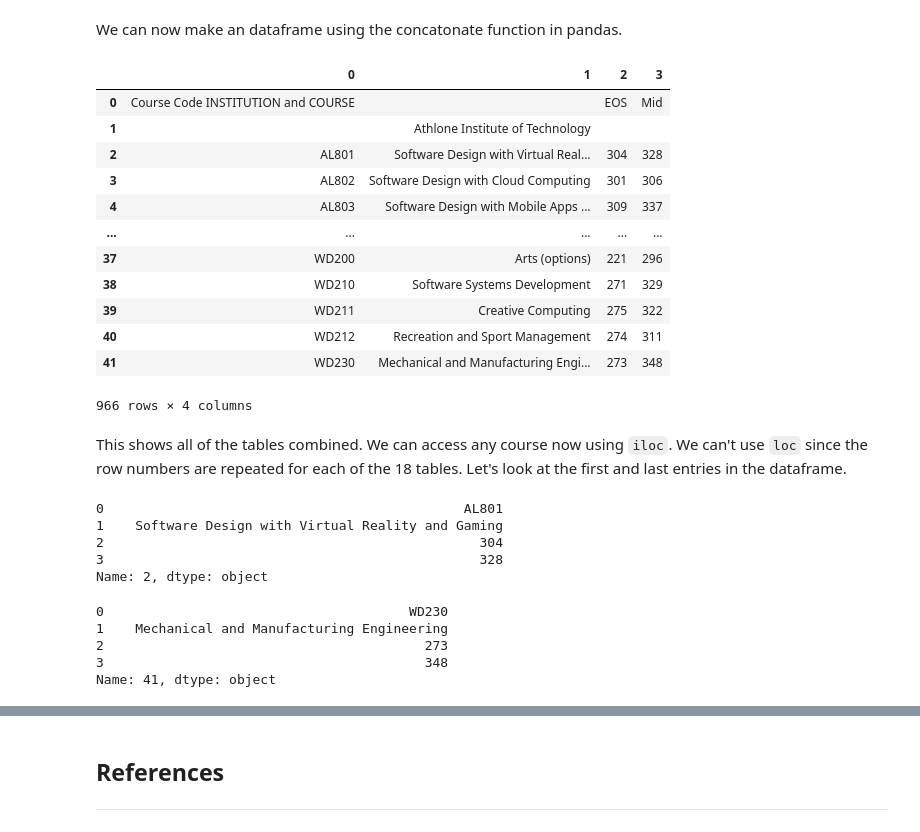
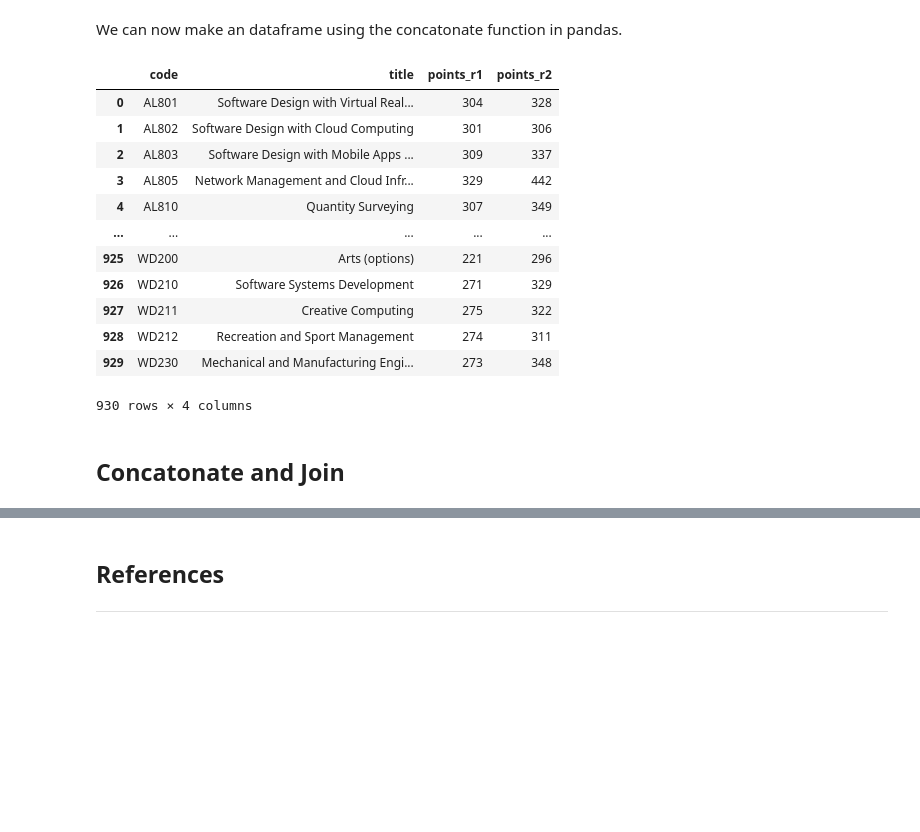
Before and after one commit to Cormac88/Fundamentals-of-Data-Analysis, a Jupyter notebook: cao.ipynb, the cells around one changed output, grey strips where cells are left out. Saved outputs shown, nothing was run; the diff lists cells and outputs as text; code cells hidden in the pictures; blank space fills up the shorter version.

```diff
--- a/cao.ipynb
+++ b/cao.ipynb
@@ -334,42 +337,46 @@ table_18.df
+# %%
+# Assign the drop operations back to the original variables.
+table_1 = table_1.df.drop([0, 1, 29])
+table_2 = table_2.df.drop([19, 23])
+table_3 = table_3.df.drop([12])
+table_4 = table_4.df.drop([20, 23, 25, 32])
+table_5 = table_5.df.drop([1])
+table_6 = table_6.df.drop([12])
+table_7 = table_7.df.drop([27, 45])
+table_8 = table_8.df.drop([9, 13, 32])
+table_9 = table_9.df.drop([2, 13, 22, 27])
+table_10 = table_10.df.drop([30])
+table_11 = table_11.df.drop([17, 40])
+table_12 = table_12.df.drop([33])
+table_13 = table_13.df.drop([45])
+table_14 = table_14.df.drop([10, 24, 22])
+table_15 = table_15.df.drop([21])
+table_16 = table_16.df.drop([8, 11, 47])
+table_17 = table_17.df.drop([0, 33])
+table_18 = table_18.df.drop([4])
 # %% [markdown]
 We can now make an dataframe using the concatonate function in pandas.
 # %%
-df2019 = pd.concat([table_1.df, table_2.df, table_3.df, table_4.df,
-                    table_5.df, table_6.df, table_7.df, table_8.df,
-                    table_9.df, table_10.df, table_11.df, table_12.df,
-                    table_13.df, table_14.df, table_15.df, table_16.df,
-                    table_17.df, table_18.df])
+df2019 = pd.concat([table_1, table_2, table_3, table_4, table_5,
+                    table_6, table_7, table_8, table_9, table_10,
+                    table_11, table_12, table_13, table_14, table_15,
+                    table_16, table_17, table_18], ignore_index = True)
 # %%
+df2019.columns = ['code','title', 'points_r1', 'points_r2']
 df2019
 # %% [output]
-|  | 0 | 1 | 2 | 3 |
-| 0 | Course Code INSTITUTION and COURSE |  | EOS | Mid |
-| 1 |  | Athlone Institute of Technology |  |  |
-| 2 | AL801 | Software Design with Virtual Real... | 304 | 328 |
-| 3 | AL802 | Software Design with Cloud Computing | 301 | 306 |
-| 4 | AL803 | Software Design with Mobile Apps ... | 309 | 337 |
+|  | code | title | points_r1 | points_r2 |
+| 0 | AL801 | Software Design with Virtual Real... | 304 | 328 |
+| 1 | AL802 | Software Design with Cloud Computing | 301 | 306 |
+| 2 | AL803 | Software Design with Mobile Apps ... | 309 | 337 |
+| 3 | AL805 | Network Management and Cloud Infr... | 329 | 442 |
+| 4 | AL810 | Quantity Surveying | 307 | 349 |
 | ... | ... | ... | ... | ... |
-| 37 | WD200 | Arts (options) | 221 | 296 |
-| 38 | WD210 | Software Systems Development | 271 | 329 |
-| 39 | WD211 | Creative Computing | 275 | 322 |
-| 40 | WD212 | Recreation and Sport Management | 274 | 311 |
-| 41 | WD230 | Mechanical and Manufacturing Engi... | 273 | 348 |
+| 925 | WD200 | Arts (options) | 221 | 296 |
+| 926 | WD210 | Software Systems Development | 271 | 329 |
+| 927 | WD211 | Creative Computing | 275 | 322 |
+| 928 | WD212 | Recreation and Sport Management | 274 | 311 |
+| 929 | WD230 | Mechanical and Manufacturing Engi... | 273 | 348 |
-966 rows × 4 columns
+930 rows × 4 columns
-# %% [markdown]
-This shows all of the tables combined. We can access any course now using ``iloc``. We can't use ``loc`` since the row numbers are repeated for each of the 18 tables. Let's look at the first and last entries in the dataframe.
-# %%
-df2019.iloc[2]
-# %% [output]
-0                                              AL801
-1    Software Design with Virtual Reality and Gaming
-2                                                304
-3                                                328
-Name: 2, dtype: object
-# %%
-df2019.iloc[965]
-# %% [output]
-0                                       WD230
-1    Mechanical and Manufacturing Engineering
-2                                         273
-3                                         348
-Name: 41, dtype: object
+# %% [markdown]
+## Concatonate and Join
```
Also changed, not shown: parts of 43 cells of this notebook, 51 other files.
